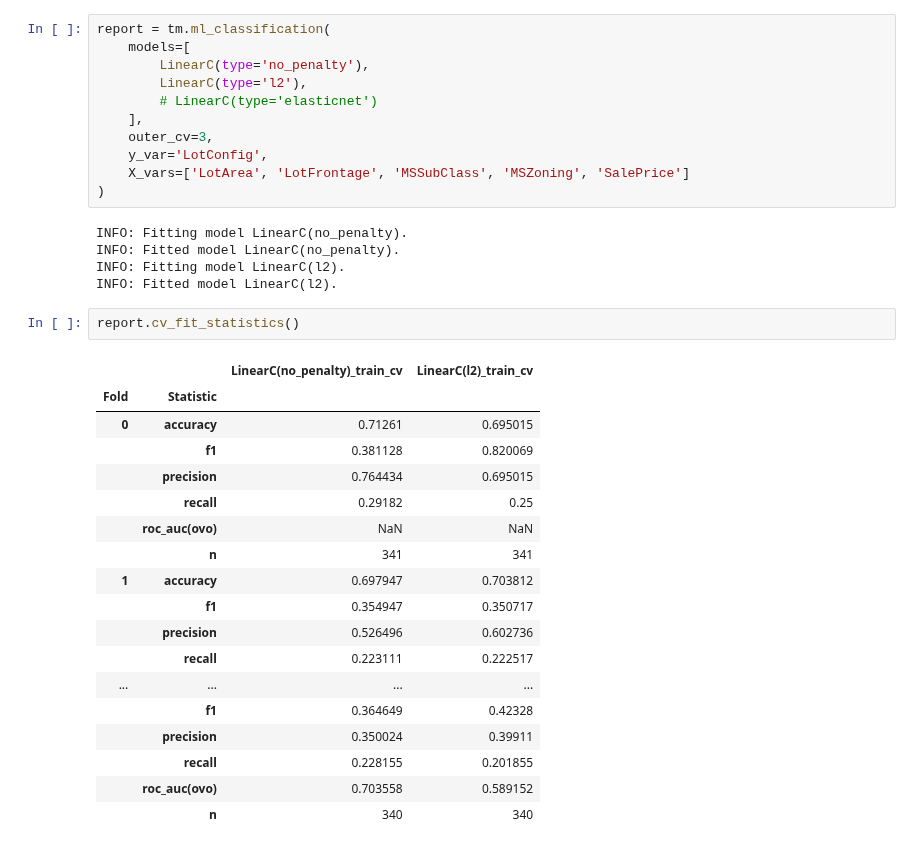
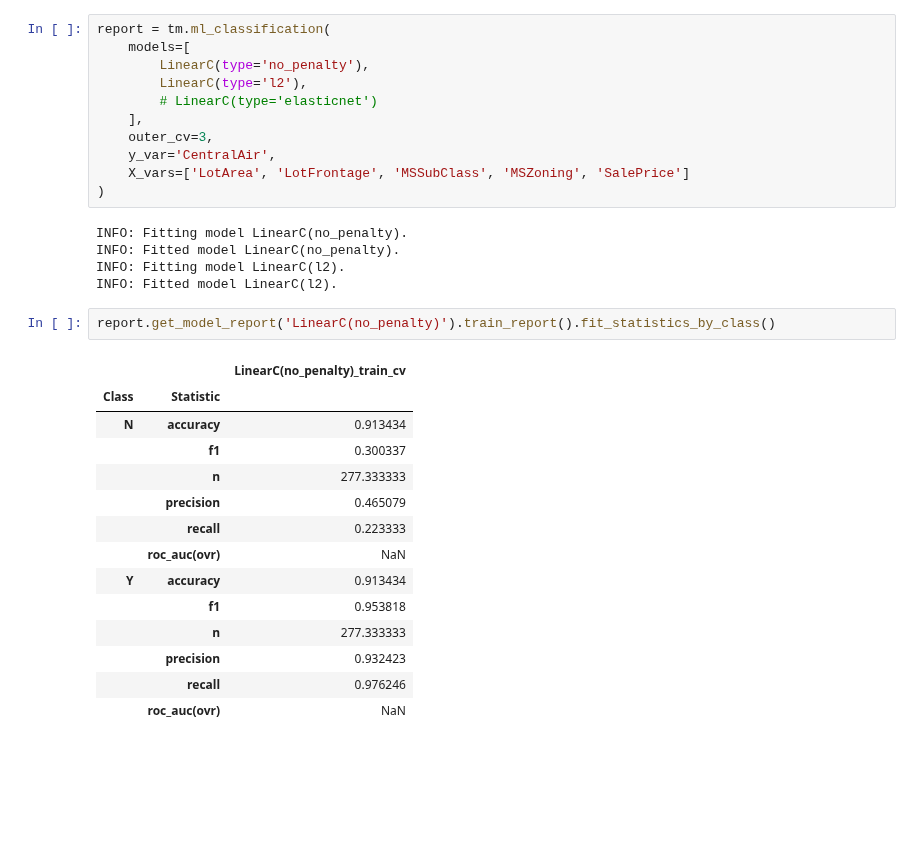
Before and after one commit to ajy25/TabularMagic, a Jupyter notebook: demo/test.ipynb, the cells around one changed output. Drawn from its saved outputs; the diff is of its cells as text; blank space fills up the shorter version.

```diff
--- a/demo/test.ipynb
+++ b/demo/test.ipynb
@@ -109,7 +112,7 @@ report = tm.ml_classification(
         # LinearC(type='elasticnet')
     ],
     outer_cv=3,
-    y_var='LotConfig',
+    y_var='CentralAir',
     X_vars=['LotArea', 'LotFrontage', 'MSSubClass', 'MSZoning', 'SalePrice']
 )
 # %% [output]
@@ -117,27 +120,23 @@ INFO: Fitting model LinearC(no_penalty).
 INFO: Fitted model LinearC(no_penalty).
 INFO: Fitting model LinearC(l2).
 INFO: Fitted model LinearC(l2).
-# %%
-report.cv_fit_statistics()
-# %% [output]
-|  |  | LinearC(no_penalty)_train_cv | LinearC(l2)_train_cv |
-| Fold | Statistic |  |  |
-| 0 | accuracy | 0.71261 | 0.695015 |
-|  | f1 | 0.381128 | 0.820069 |
-|  | precision | 0.764434 | 0.695015 |
-|  | recall | 0.29182 | 0.25 |
-|  | roc_auc(ovo) | NaN | NaN |
-|  | n | 341 | 341 |
-| 1 | accuracy | 0.697947 | 0.703812 |
-|  | f1 | 0.354947 | 0.350717 |
-|  | precision | 0.526496 | 0.602736 |
-|  | recall | 0.223111 | 0.222517 |
-| ... | ... | ... | ... |
-|  | f1 | 0.364649 | 0.42328 |
-|  | precision | 0.350024 | 0.39911 |
-|  | recall | 0.228155 | 0.201855 |
-|  | roc_auc(ovo) | 0.703558 | 0.589152 |
-|  | n | 340 | 340 |
+# %%
+report.get_model_report('LinearC(no_penalty)').train_report().fit_statistics_by_class()
+# %% [output]
+|  |  | LinearC(no_penalty)_train_cv |
+| Class | Statistic |  |
+| N | accuracy | 0.913434 |
+|  | f1 | 0.300337 |
+|  | n | 277.333333 |
+|  | precision | 0.465079 |
+|  | recall | 0.223333 |
+|  | roc_auc(ovr) | NaN |
+| Y | accuracy | 0.913434 |
+|  | f1 | 0.953818 |
+|  | n | 277.333333 |
+|  | precision | 0.932423 |
+|  | recall | 0.976246 |
+|  | roc_auc(ovr) | NaN |
 # %%
 tm.datahandler().load_data_checkpoint('finished preprocessing')
 report = tm.ml_regression(
```
Also changed, not shown: parts of 10 cells of this notebook, 10 other files.
